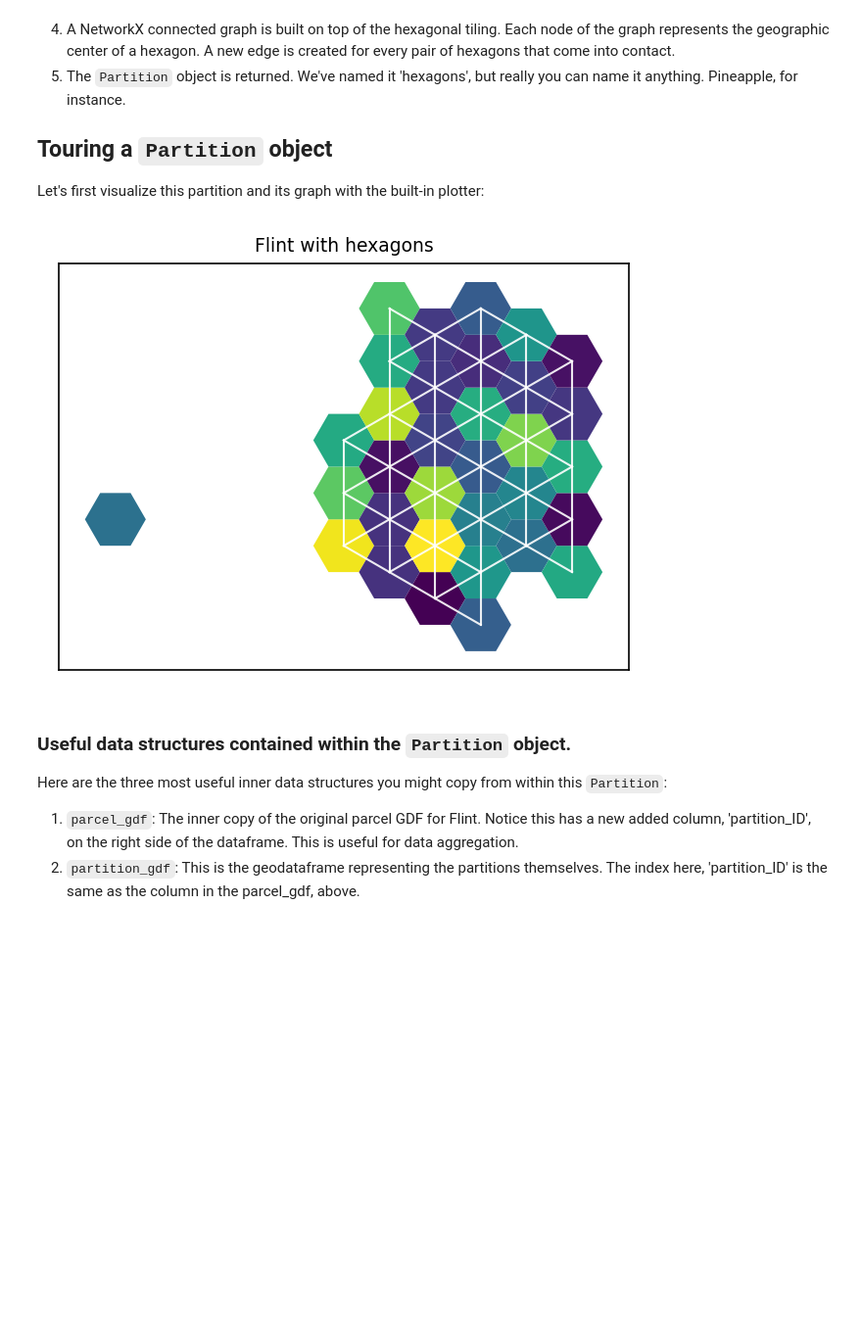
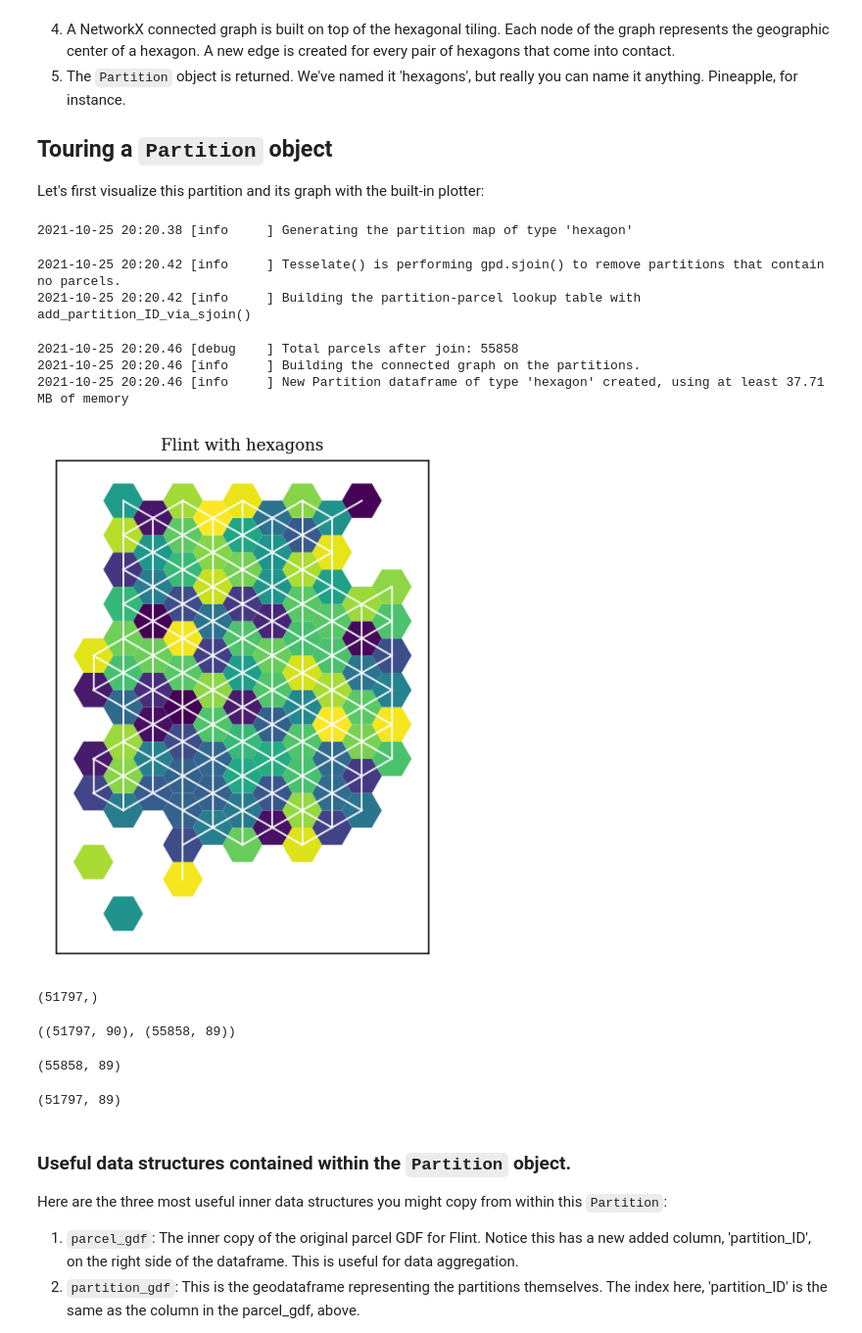
Before and after one commit to mcembalest/teamBlueConduit, a Jupyter notebook: notebooks/Spatial_Partitions_Demo_Flint.ipynb, the cells around one changed output. Shown at 98% size. Cells and saved outputs as stored; diff of their text form; code cells hidden in the pictures; blank space fills up the shorter version.

```diff
--- a/notebooks/Spatial_Partitions_Demo_Flint.ipynb
+++ b/notebooks/Spatial_Partitions_Demo_Flint.ipynb
@@ -80,0 +110,15 @@ BaseException: parcel_gdf must have a `geometry` column!
+# %%
+import geopandas as gpd
+
+X = gpd.read_file('../data/raw/flint_sl_materials/')
+X['parcel_id'] = X.pid
+X['has_lead'] = X.dangerous
+X['year_built'] = X['Year Built']
+X['parcel_acres'] = X['Parcel Acr']
+
+partitions_builder = partitions.PartitionsBuilder(
+    parcel_gdf=X,
+    parcel_id_col='parcel_id',
+    target_col='has_lead',
+    copy_all_cols=True
+)
@@ -95,3 +142,6 @@ hexagons = partitions_builder.Partition(partition_type='hexagon', num_cells_acro
+# %%
+with open('partitions_builder.pk', 'rb') as f:  # Overwrites any existing file.
+    partitions_builder = pickle.load(f)
 # %% [markdown]
 Let's read the output log from this partitioning creation--we see that the following steps occurred:
 
@@ -105,6 +155,32 @@ Let's read the output log from this partitioning creation--we see that the follo
 
 Let's first visualize this partition and its graph with the built-in plotter:
 # %%
+hexagons = partitions_builder.Partition(partition_type='hexagon', num_cells_across=20)
 ax = hexagons.plot(figsize=(5, 5), show_graph=True, title='Flint with hexagons')
 # %% [output]
+2021-10-25 20:20.38 [info     ] Generating the partition map of type 'hexagon'
+2021-10-25 20:20.42 [info     ] Tesselate() is performing gpd.sjoin() to remove partitions that contain no parcels.
+2021-10-25 20:20.42 [info     ] Building the partition-parcel lookup table with add_partition_ID_via_sjoin()
+2021-10-25 20:20.46 [debug    ] Total parcels after join: 55858
+2021-10-25 20:20.46 [info     ] Building the connected graph on the partitions.
+2021-10-25 20:20.46 [info     ] New Partition dataframe of type 'hexagon' created, using at least 37.71 MB of memory
-[figure, old version]
+[figure, new version]
+# %%
+hexagons.parcel_gdf.pid.shape
+# %% [output]
+(51797,)
+# %%
+# X[X.pid.isin(hexagons.parcel_gdf.pid)==False]
+hexagons.parcel_gdf.shape, X.shape
+# %% [output]
+((51797, 90), (55858, 89))
+# %%
+filter_ = X.pid.isin(hexagons.parcel_gdf.pid).values
+X_ = X.iloc[filter_,:]
+X.shape
+# %% [output]
+(55858, 89)
+# %%
+X.iloc[X.pid.isin(hexagons.parcel_gdf.pid).values,:].shape
+# %% [output]
+(51797, 89)
```
Also changed, not shown: parts of 24 cells of this notebook, 30 other files.
